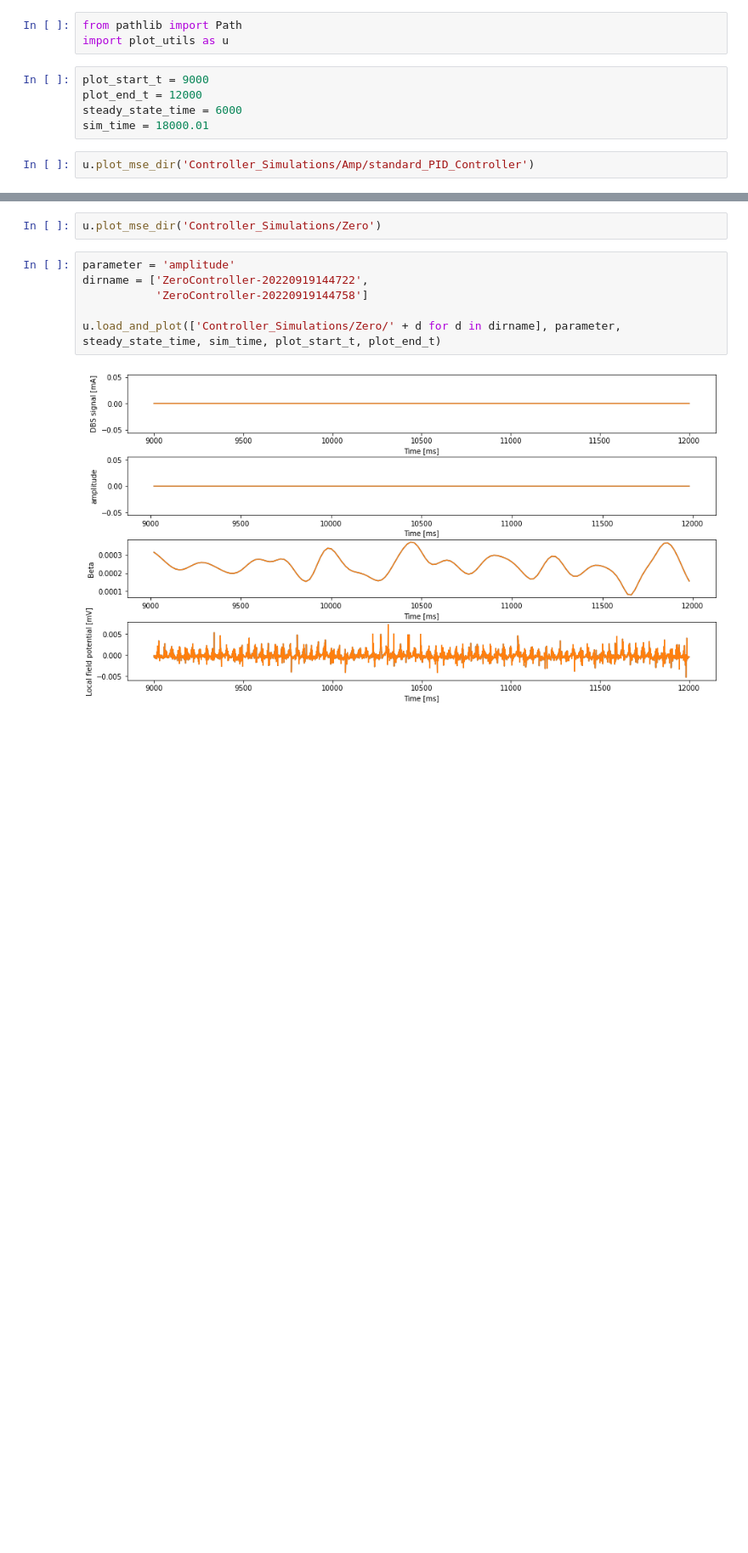
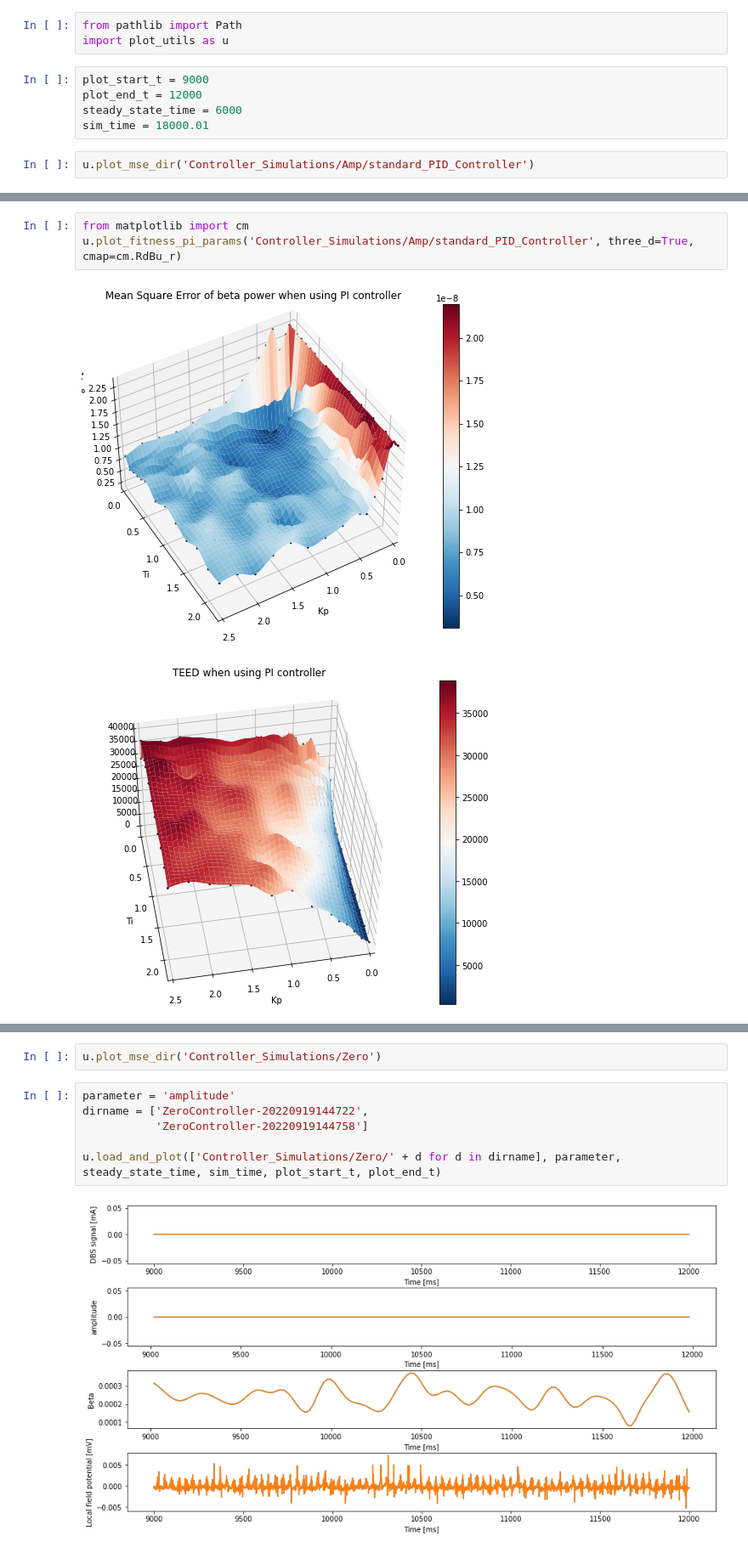
Before and after one commit to silvanx/CBG_Model_Fleming, a Jupyter notebook: Cortex_BasalGanglia_DBS_model/Simulation_Output_Results/plot_results.ipynb, the cells around one changed output, grey strips where cells are left out. Shown at 85% size. Cells and saved outputs as stored; diff of their text form; blank space fills up the shorter version.

```diff
--- a/Cortex_BasalGanglia_DBS_model/Simulation_Output_Results/plot_results.ipynb
+++ b/Cortex_BasalGanglia_DBS_model/Simulation_Output_Results/plot_results.ipynb
@@ -14,0 +29,6 @@ u.plot_mse_pi_params('Controller_Simulations/Amp/standard_PID_Controller')
+# %%
+from matplotlib import cm
+u.plot_fitness_pi_params('Controller_Simulations/Amp/standard_PID_Controller', three_d=True, cmap=cm.RdBu_r)
+# %% [output]
+[figure, added]
+[figure, added]
```
Also changed, not shown: parts of 4 cells of this notebook, 1 other file.
